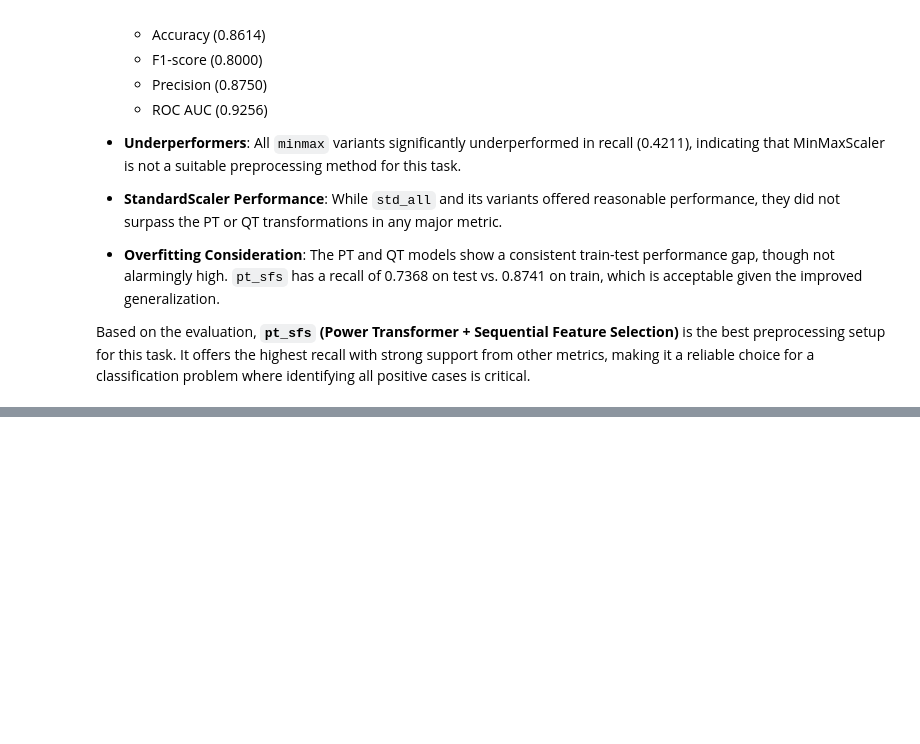
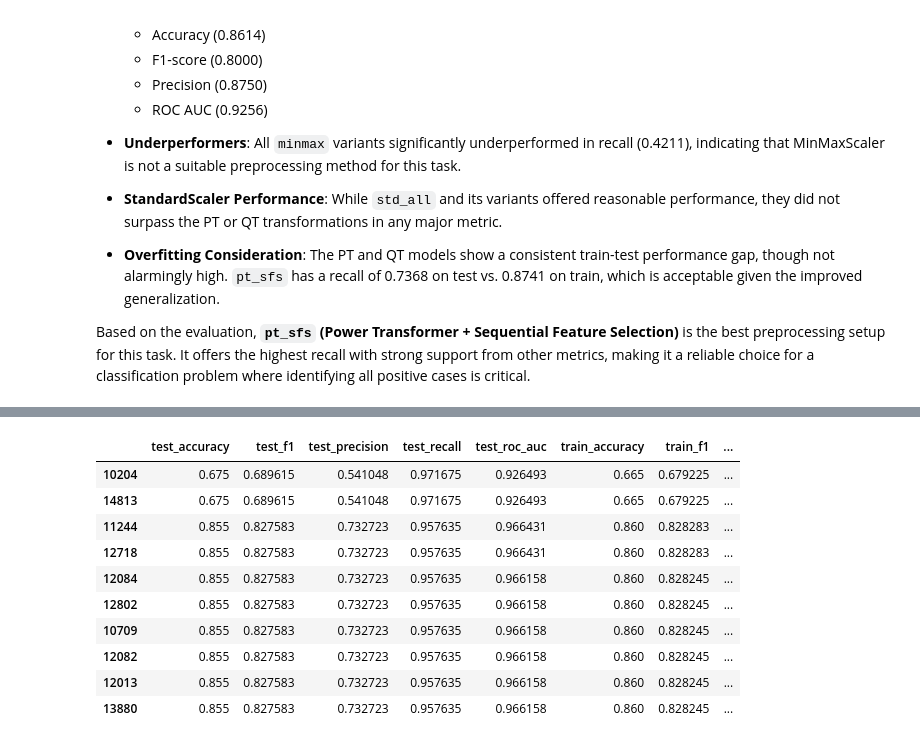
Before and after one commit to Jonas-wastaken/ml_project, a Jupyter notebook: notebooks/logistic_regression.ipynb, the cells around one changed output, grey strips where cells are left out. Drawn from its saved outputs; the diff is of its cells as text; code cells hidden in the pictures; blank space fills up the shorter version.

```diff
--- a/notebooks/logistic_regression.ipynb
+++ b/notebooks/logistic_regression.ipynb
@@ -250,0 +642,22 @@ Based on the evaluation, **`pt_sfs` (Power Transformer + Sequential Feature Sele
+# %%
+# Define the parameter grid - penalty=elasticnet
+param_grid = {
+    "penalty": ["elasticnet"],
+    "tol": [1e-4, 1e-3, 1e-2, 1e-1],
+    "C": np.logspace(-4, 4, 20),
+    "solver": ["saga"],
+    "fit_intercept": [True, False],
+    "max_iter": [100, 200, 500, 1000, 10000],
+    "class_weight": [None, "balanced"],
+    "warm_start": [False, True],  # Useless when using liblinear solver
+    "l1_ratio": [0.0, 0.25, 0.5, 0.75, 1.0],
+}
+
+param_samples = sample_param_combinations(param_grid, n_iter=5000)
+print(
+    "Number of total possible parameter combinations: ",
+    total_param_combinations(param_grid),
+)
+print("Number of sampled parameter combinations: ", len(param_samples))
+print("")
+print(param_samples[0])
@@ -250,0 +862,16 @@ Based on the evaluation, **`pt_sfs` (Power Transformer + Sequential Feature Sele
+# %%
+# Get data from the 10 best runs by recall (and other metrics)
+top_ten_runs = runs_metadata.head(10)  # type: ignore
+top_ten_runs
+# %% [output]
+|  | test_accuracy | test_f1 | test_precision | test_recall | test_roc_auc | train_accuracy | train_f1 | ... |
+| 10204 | 0.675 | 0.689615 | 0.541048 | 0.971675 | 0.926493 | 0.665 | 0.679225 | ... |
+| 14813 | 0.675 | 0.689615 | 0.541048 | 0.971675 | 0.926493 | 0.665 | 0.679225 | ... |
+| 11244 | 0.855 | 0.827583 | 0.732723 | 0.957635 | 0.966431 | 0.860 | 0.828283 | ... |
+| 12718 | 0.855 | 0.827583 | 0.732723 | 0.957635 | 0.966431 | 0.860 | 0.828283 | ... |
+| 12084 | 0.855 | 0.827583 | 0.732723 | 0.957635 | 0.966158 | 0.860 | 0.828245 | ... |
+| 12802 | 0.855 | 0.827583 | 0.732723 | 0.957635 | 0.966158 | 0.860 | 0.828245 | ... |
+| 10709 | 0.855 | 0.827583 | 0.732723 | 0.957635 | 0.966158 | 0.860 | 0.828245 | ... |
+| 12082 | 0.855 | 0.827583 | 0.732723 | 0.957635 | 0.966158 | 0.860 | 0.828245 | ... |
+| 12013 | 0.855 | 0.827583 | 0.732723 | 0.957635 | 0.966158 | 0.860 | 0.828245 | ... |
+| 13880 | 0.855 | 0.827583 | 0.732723 | 0.957635 | 0.966158 | 0.860 | 0.828245 | ... |
```
Also changed, not shown: parts of 52 cells of this notebook, 2 other files.
